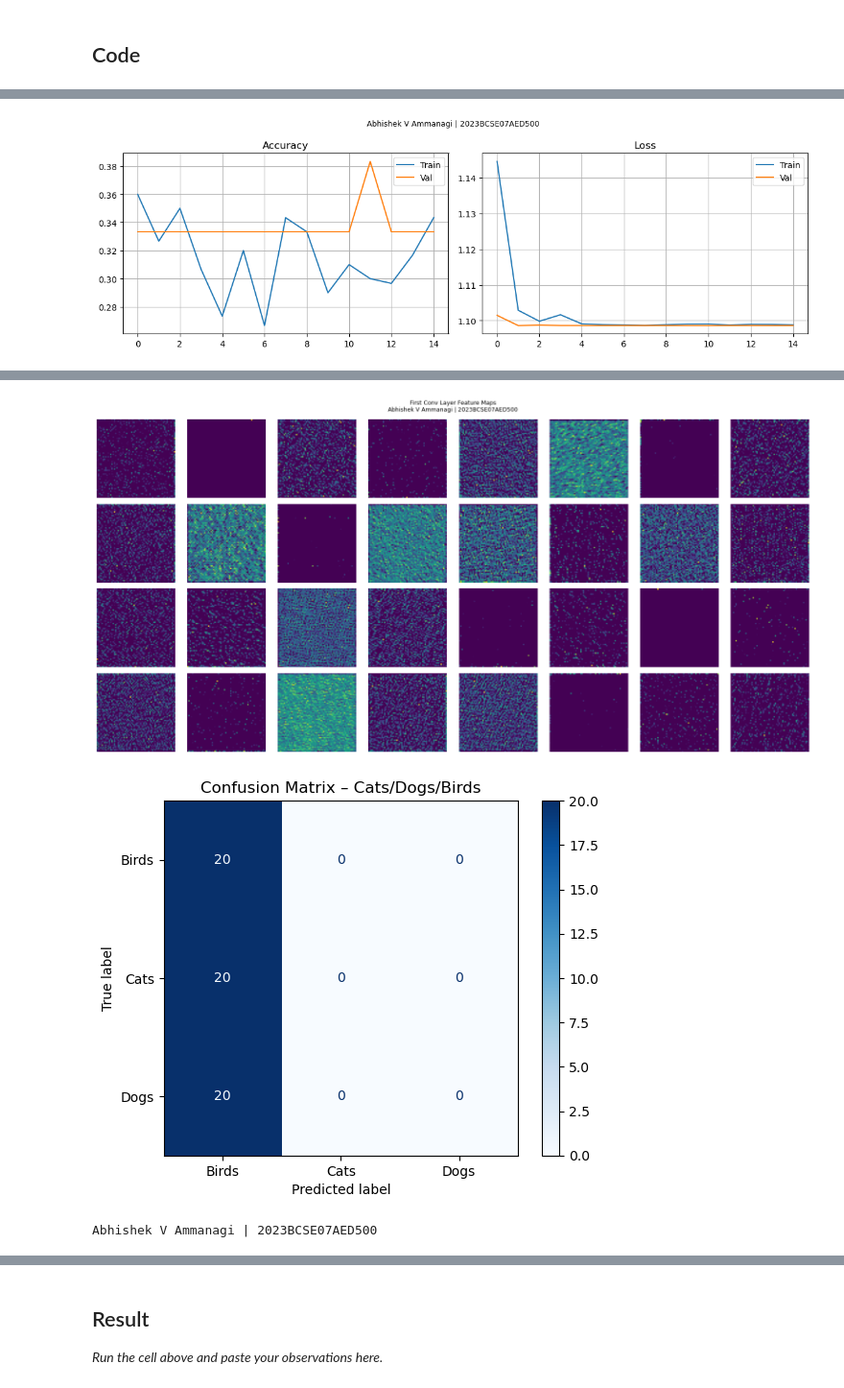
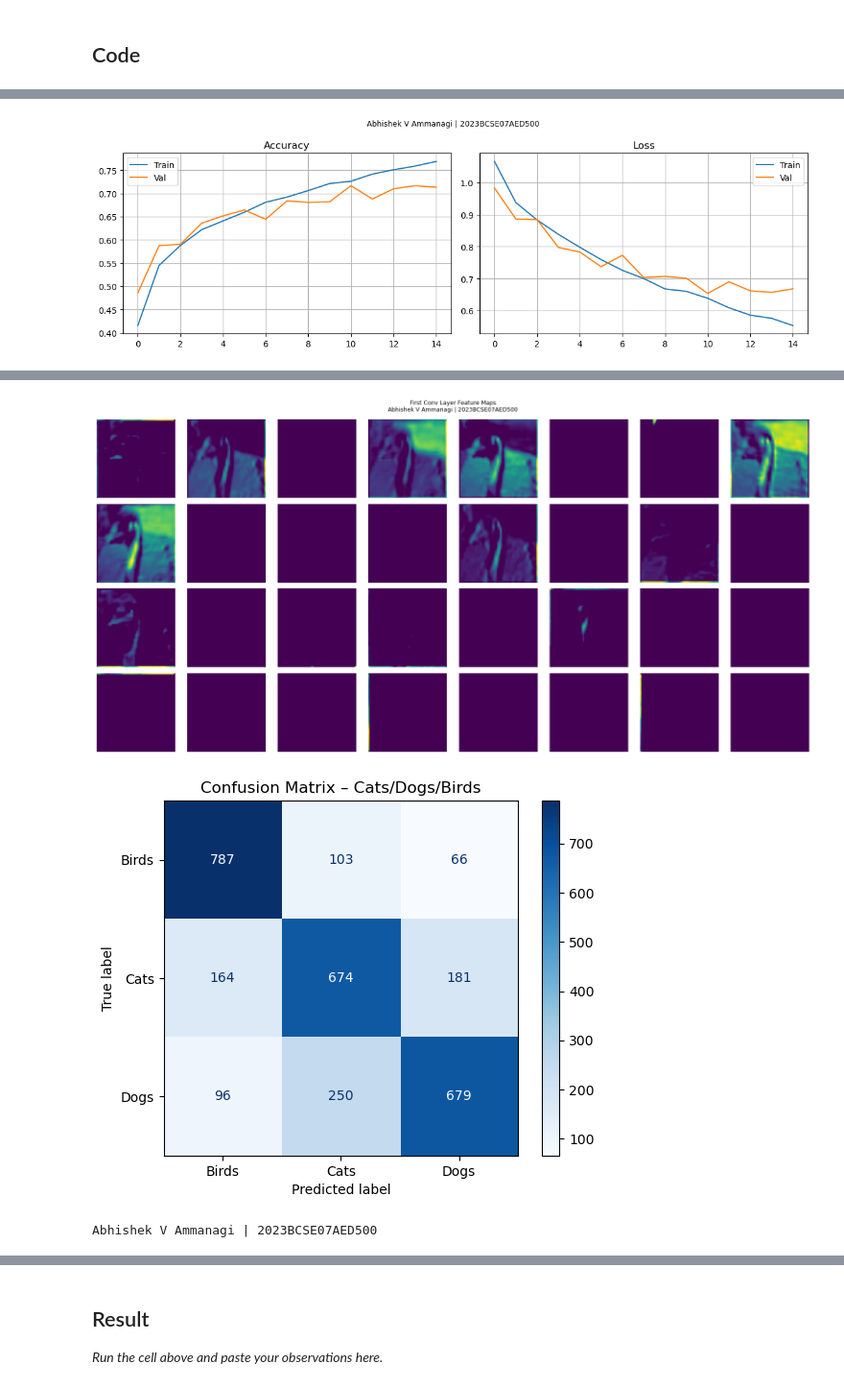
Before and after one commit to Abhishek05-mavrick/NNDL-Obs-, a Jupyter notebook: Exp4_CNN_Cats_Dogs_Birds.ipynb, the cells around one changed output, grey strips where cells are left out. Shown at 96% size. Saved outputs shown, nothing was run; the diff lists cells and outputs as text; code cells hidden in the pictures.

```diff
--- a/Exp4_CNN_Cats_Dogs_Birds.ipynb
+++ b/Exp4_CNN_Cats_Dogs_Birds.ipynb
@@ -21,11 +21,31 @@ EPOCHS      = 15
 CLASS_NAMES = ['Birds','Cats','Dogs']
 np.random.seed(42)
 
-# Synthetic data – replace with real image dataset
-X_train = np.random.rand(300, IMG_SIZE, IMG_SIZE, 3).astype('float32')
-y_train = np.repeat([0,1,2], 100)
-X_val   = np.random.rand(60,  IMG_SIZE, IMG_SIZE, 3).astype('float32')
-y_val   = np.repeat([0,1,2], 20)
+# Load CIFAR-10 dataset - classes 2(bird), 3(cat), 5(dog)
+from tensorflow.keras.datasets import cifar10
+(X_train_all, y_train_all), (X_test_all, y_test_all) = cifar10.load_data()
+y_train_all = y_train_all.flatten()
+y_test_all = y_test_all.flatten()
+# Filter for bird(2), cat(3), dog(5)
+class_indices = [2, 3, 5]
+mask_train = np.isin(y_train_all, class_indices)
+mask_test = np.isin(y_test_all, class_indices)
+X_tr_filtered = X_train_all[mask_train].astype('float32') / 255.0
+y_tr_filtered = y_train_all[mask_train]
+X_te_filtered = X_test_all[mask_test].astype('float32') / 255.0
+y_te_filtered = y_test_all[mask_test]
+# Remap labels to 0,1,2
+y_tr_remapped = np.array([class_indices.index(c) for c in y_tr_filtered])
+y_te_remapped = np.array([class_indices.index(c) for c in y_te_filtered])
+# Resize to 64×64 and split
+from tensorflow.image import resize
+X_tr_resized = resize(X_tr_filtered, (IMG_SIZE, IMG_SIZE)).numpy()
+X_te_resized = resize(X_te_filtered, (IMG_SIZE, IMG_SIZE)).numpy()
+split_idx = int(0.8 * len(X_tr_resized))
+X_train = X_tr_resized[:split_idx]
+y_train = y_tr_remapped[:split_idx]
+X_val = X_tr_resized[split_idx:]
+y_val = y_tr_remapped[split_idx:]
 y_tr_c  = tf.keras.utils.to_categorical(y_train, NUM_CLASSES)
 y_va_c  = tf.keras.utils.to_categorical(y_val,   NUM_CLASSES)
 
@@ -131 +151 @@ weighted avg       0.11      0.33      0.17        60
-[figure, old version]
+[figure, new version]
@@ -133,3 +153,3 @@ weighted avg       0.11      0.33      0.17        60
-[figure, old version]
+[figure, new version]
-[figure, old version]
+[figure, new version]
 Abhishek V Ammanagi | 2023BCSE07AED500
```
Also changed, not shown: parts of 2 cells of this notebook, 11 other files.
